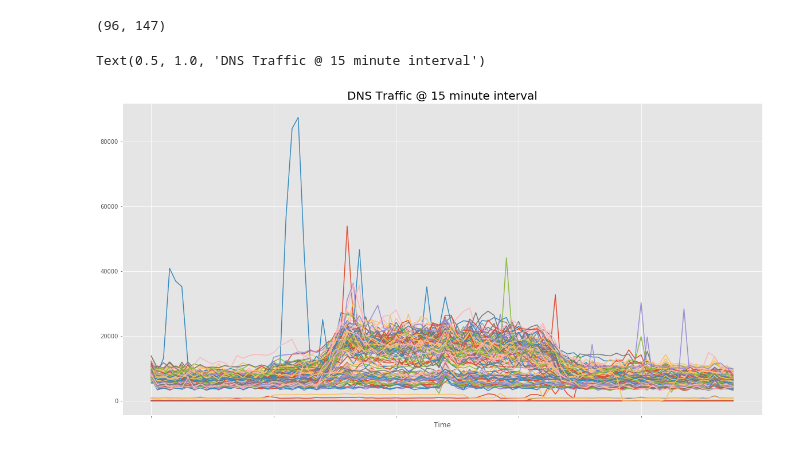
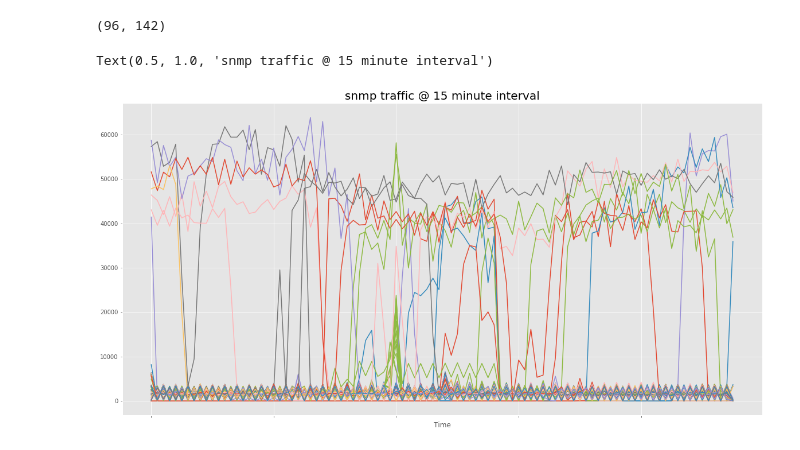
Before and after one commit to ayushmaskey/log_analysis, a Jupyter notebook: app/jupyter/Dataset.ipynb, the cells around one changed output. Saved outputs shown, nothing was run; the diff lists cells and outputs as text; code cells hidden in the pictures.

Commit message:
update dbscan with snmp

```diff
--- a/app/jupyter/Dataset.ipynb
+++ b/app/jupyter/Dataset.ipynb
@@ -10,6 +10,10 @@ import sys
 sys.path.append('../analysis/')
 from csv_to_pandas import csv_into_dict_of_data
 from plot_graph import remove_zero_columns
+
+training_dataset = "../../csv/training_dataset"
+testing_dataset = "../../csv/testing_dataset"
+df_key = 'snmp'
 # %%
 df_dict = csv_into_dict_of_data(training_dataset)
 df_dict = remove_zero_columns(df_dict)
@@ -17,5 +23,5 @@ df_dict.keys()
 # %%
-df = df_dict['dns']
+df = df_dict[df_key]
 df = df.reindex(sorted(df.columns), axis = 1)
-df.head()
+df
 # %% [output]
@@ -30,11 +47,11 @@ df.head()
 # %%
 df.shape
 # %% [output]
-(96, 147)
+(96, 142)
 # %%
 df.plot(legend = False, figsize = (20, 10) )
 # df.plot(legend = True, figsize = (20, 10) )
-plt.title('DNS Traffic @ 15 minute interval', fontsize=20)
+plt.title(df_key + ' traffic @ 15 minute interval', fontsize=20)
 # %% [output]
-Text(0.5, 1.0, 'DNS Traffic @ 15 minute interval')
+Text(0.5, 1.0, 'snmp traffic @ 15 minute interval')
-[figure, old version]
+[figure, new version]
```
Also changed, not shown: parts of 2 cells of this notebook, 4 other files.
